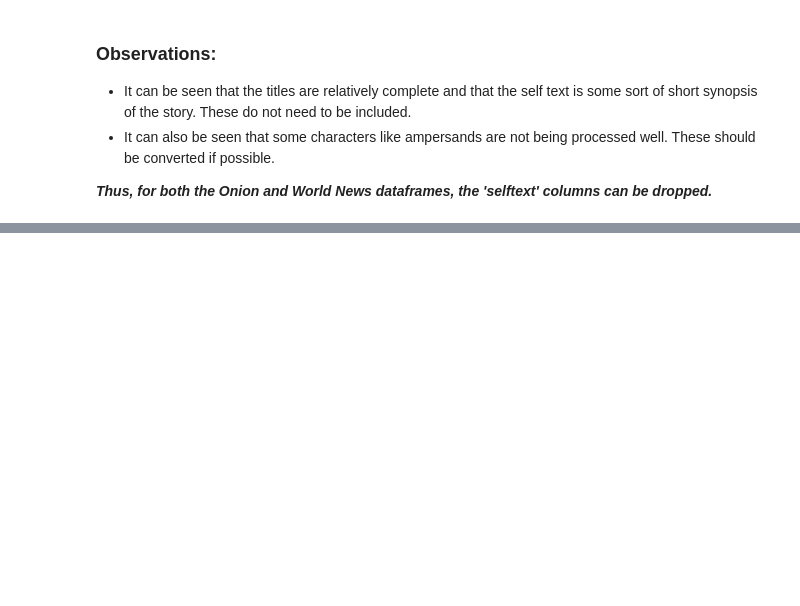
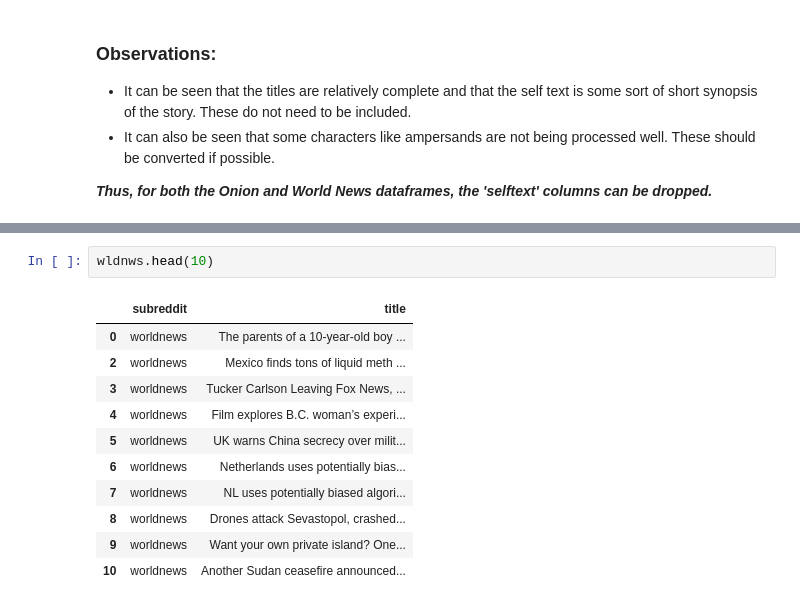
Before and after one commit to drossDS/Humor_Identification_with_NLP, a Jupyter notebook: code/2-Data_Cleaning.ipynb, the cells around one changed output, grey strips where cells are left out. Drawn from its saved outputs; the diff is of its cells as text; blank space fills up the shorter version.

```diff
--- a/code/2-Data_Cleaning.ipynb
+++ b/code/2-Data_Cleaning.ipynb
@@ -315,0 +343,14 @@ Selftext:  Air Canada's cargo operations were handling the $20 million worth of
+# %%
+wldnws.head(10)
+# %% [output]
+|  | subreddit | title |
+| 0 | worldnews | The parents of a 10-year-old boy ... |
+| 2 | worldnews | Mexico finds tons of liquid meth ... |
+| 3 | worldnews | Tucker Carlson Leaving Fox News, ... |
+| 4 | worldnews | Film explores B.C. woman’s experi... |
+| 5 | worldnews | UK warns China secrecy over milit... |
+| 6 | worldnews | Netherlands uses potentially bias... |
+| 7 | worldnews | NL uses potentially biased algori... |
+| 8 | worldnews | Drones attack Sevastopol, crashed... |
+| 9 | worldnews | Want your own private island? One... |
+| 10 | worldnews | Another Sudan ceasefire announced... |
```
Also changed, not shown: parts of 5 cells of this notebook.
